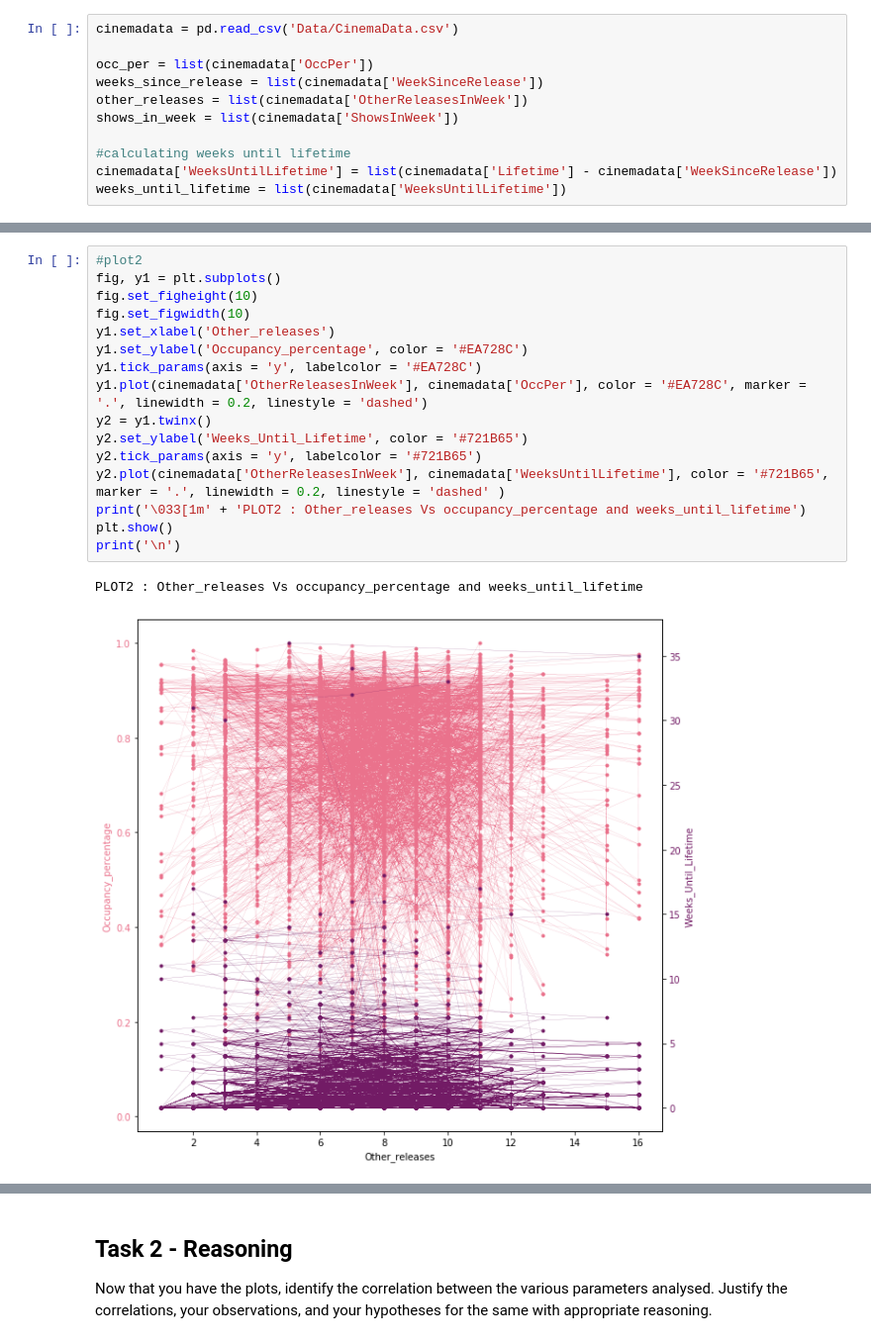
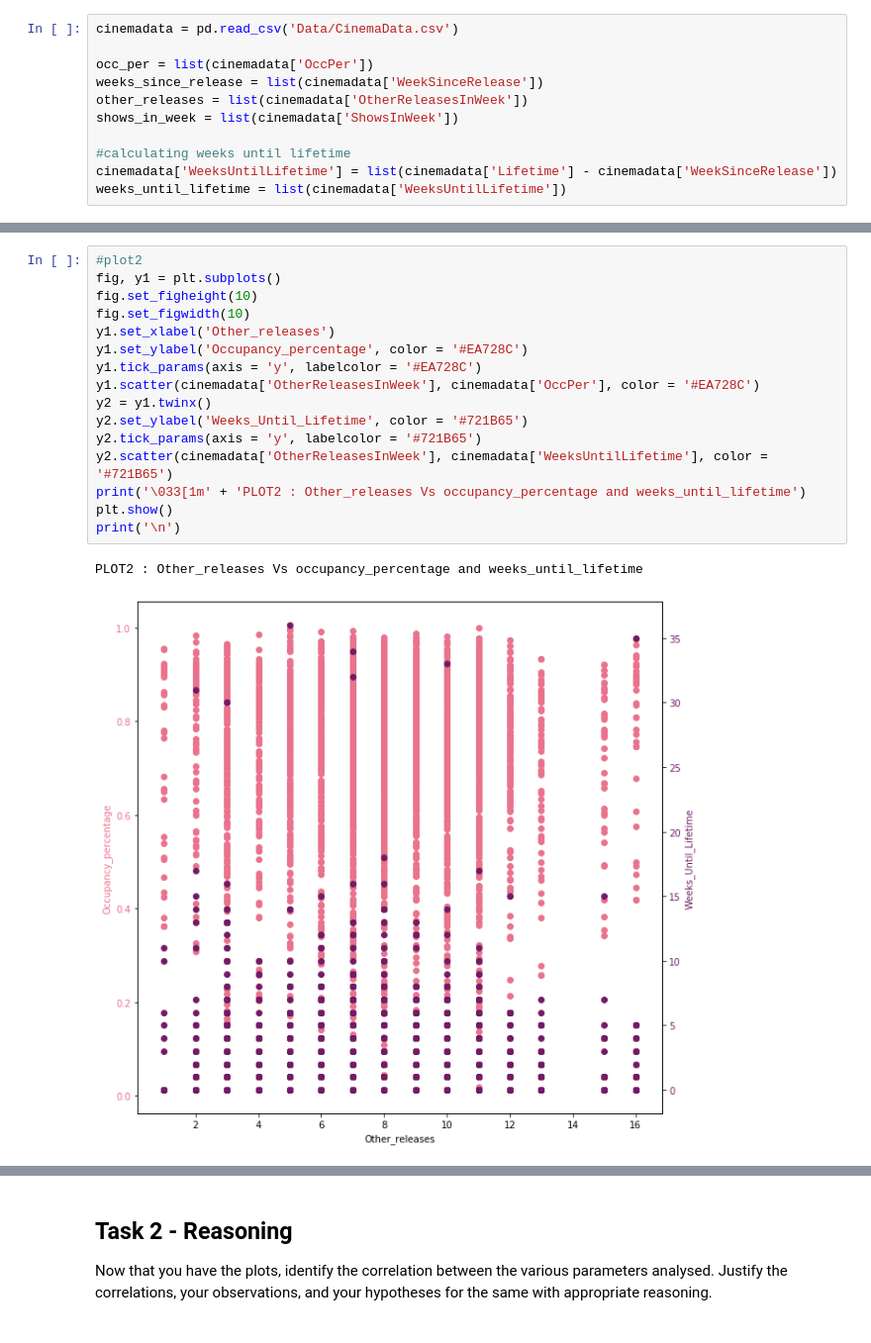
Before and after one commit to sowmiya-2805/SForientation_assignments, a Jupyter notebook: MLBasics/Module2.ipynb, the cells around one changed output, grey strips where cells are left out. Shown at 99% size. Drawn from its saved outputs; the diff is of its cells as text.

```diff
--- a/MLBasics/Module2.ipynb
+++ b/MLBasics/Module2.ipynb
@@ -46,22 +46,22 @@ PLOT1 : No_of_weeks_since_release VS Occupancy_percentage
 # %%
 #plot2
 fig, y1 = plt.subplots()
 fig.set_figheight(10)
 fig.set_figwidth(10)
 y1.set_xlabel('Other_releases')
 y1.set_ylabel('Occupancy_percentage', color = '#EA728C')
 y1.tick_params(axis = 'y', labelcolor = '#EA728C')
-y1.plot(cinemadata['OtherReleasesInWeek'], cinemadata['OccPer'], color = '#EA728C', marker = '.', linewidth = 0.2, linestyle = 'dashed')
+y1.scatter(cinemadata['OtherReleasesInWeek'], cinemadata['OccPer'], color = '#EA728C')
 y2 = y1.twinx()
 y2.set_ylabel('Weeks_Until_Lifetime', color = '#721B65')
 y2.tick_params(axis = 'y', labelcolor = '#721B65')
-y2.plot(cinemadata['OtherReleasesInWeek'], cinemadata['WeeksUntilLifetime'], color = '#721B65', marker = '.', linewidth = 0.2, linestyle = 'dashed' )
+y2.scatter(cinemadata['OtherReleasesInWeek'], cinemadata['WeeksUntilLifetime'], color = '#721B65')
 print('\033[1m' + 'PLOT2 : Other_releases Vs occupancy_percentage and weeks_until_lifetime')
 plt.show()
 print('\n')
 # %% [output]
 PLOT2 : Other_releases Vs occupancy_percentage and weeks_until_lifetime
-[figure, old version]
+[figure, new version]
 # %%
 #plot3
 fig = plt.figure(figsize = (9, 6.5))
```
Also changed, not shown: parts of 3 cells of this notebook.
